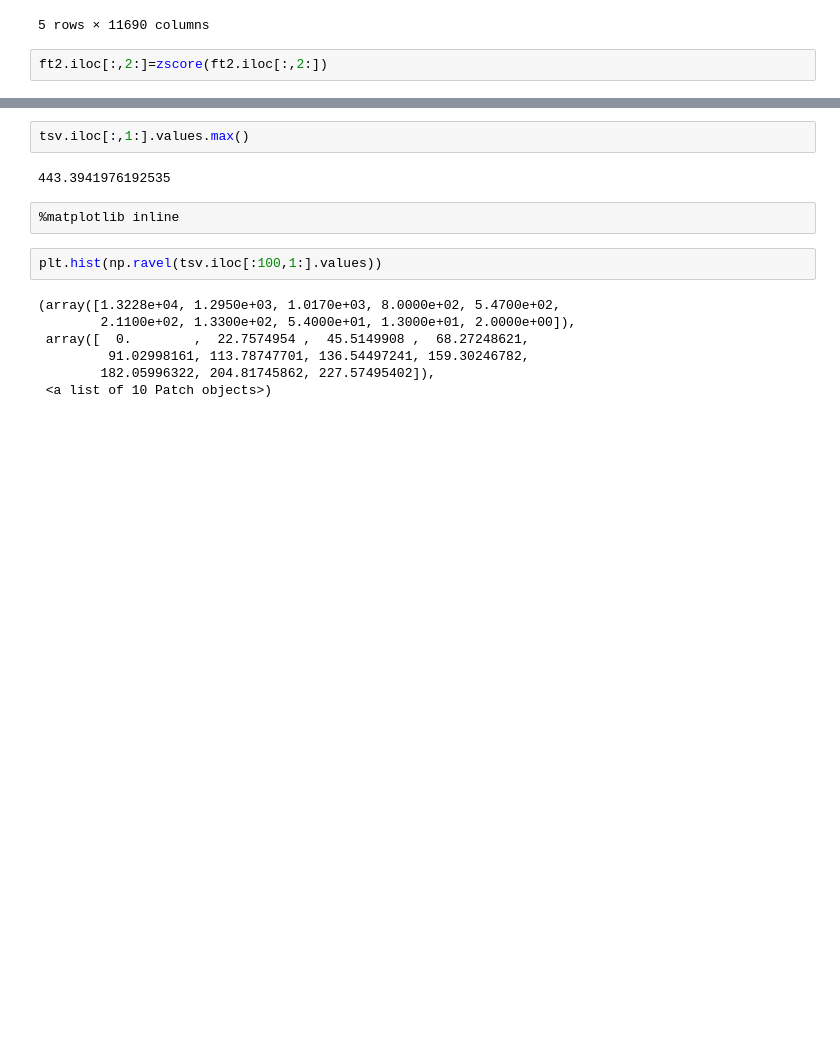
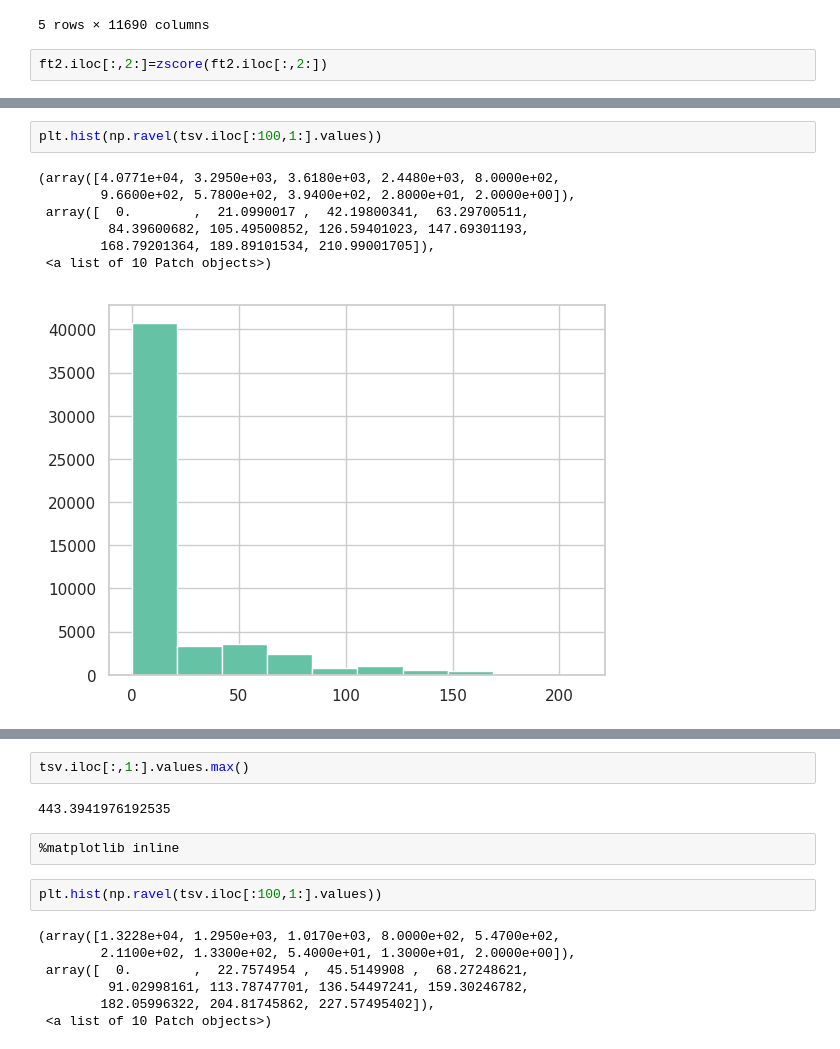
Before and after one commit to KyokoM/tsunodalab, a Jupyter notebook: patient_model_apply.ipynb, the cells around one changed output, grey strips where cells are left out. Cells and saved outputs as stored; diff of their text form; blank space fills up the shorter version.

```diff
--- a/patient_model_apply.ipynb
+++ b/patient_model_apply.ipynb
@@ -194,0 +207,10 @@ merged_tsv3=merge_tsv2.fillna(merge_tsv2.iloc[tsv.shape[1]+2:,:].mean())
+# %%
+plt.hist(np.ravel(tsv.iloc[:100,1:].values))
+# %% [output]
+(array([4.0771e+04, 3.2950e+03, 3.6180e+03, 2.4480e+03, 8.0000e+02,
+        9.6600e+02, 5.7800e+02, 3.9400e+02, 2.8000e+01, 2.0000e+00]),
+ array([  0.        ,  21.0990017 ,  42.19800341,  63.29700511,
+         84.39600682, 105.49500852, 126.59401023, 147.69301193,
+        168.79201364, 189.89101534, 210.99001705]),
+ <a list of 10 Patch objects>)
+[figure, added]
```
Also changed, not shown: parts of 13 cells of this notebook.
